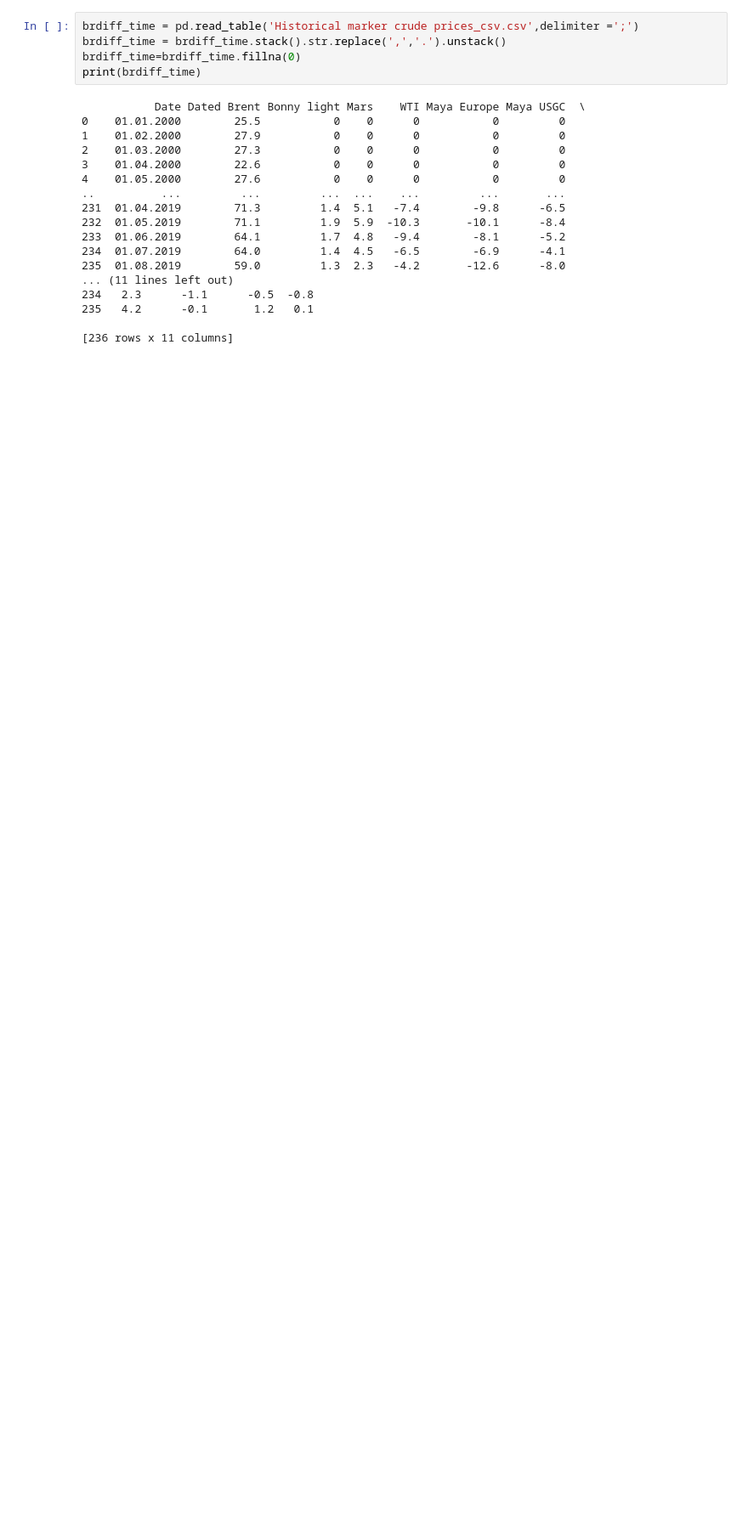
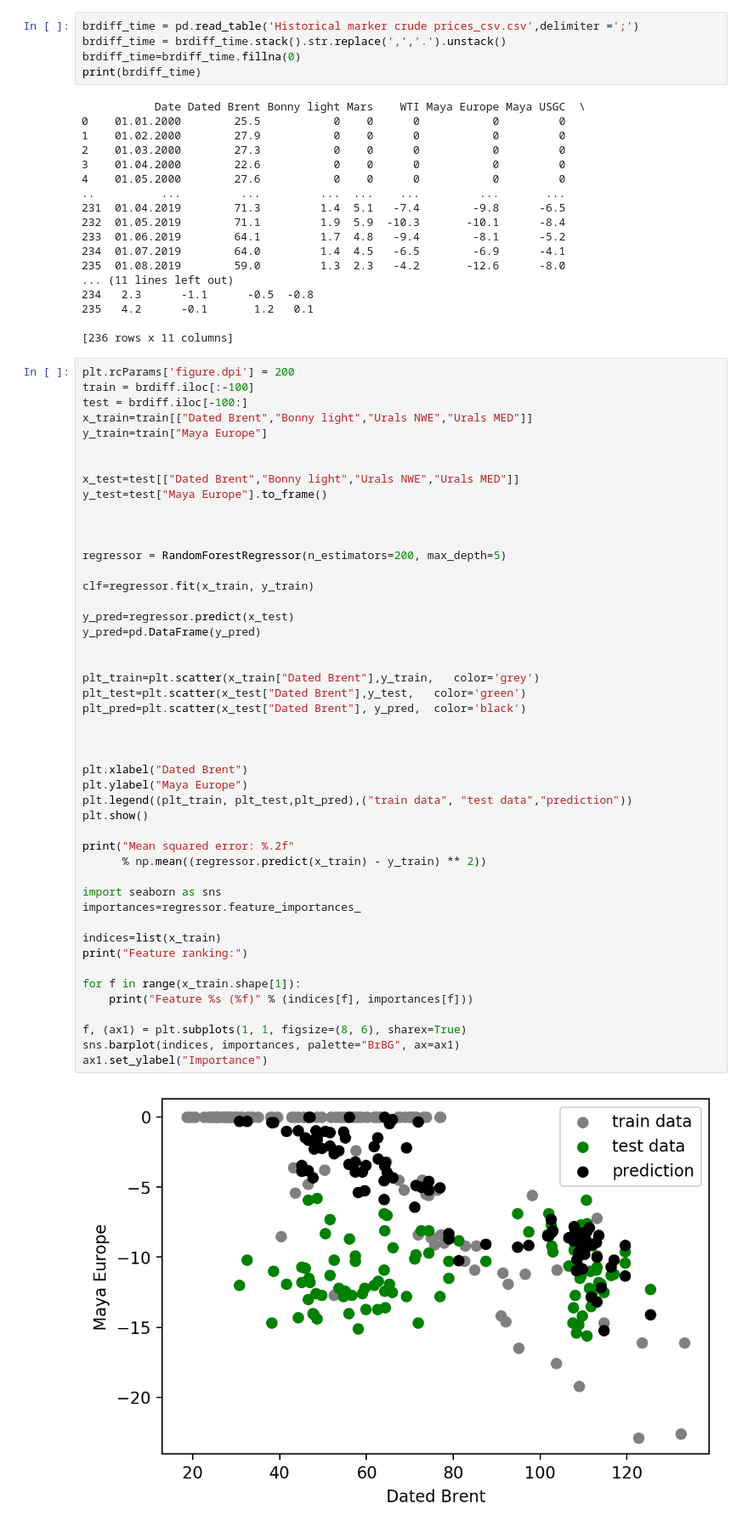
Before and after one commit to kaibawong/differential, a Jupyter notebook: random forest test.ipynb, the cells around one changed output. Shown at 85% size. Saved outputs shown, nothing was run; the diff lists cells and outputs as text; blank space fills up the shorter version.

```diff
--- a/random forest test.ipynb
+++ b/random forest test.ipynb
@@ -166,3 +182,52 @@ print(brdiff_time)
 235   4.2      -0.1       1.2   0.1
 
 [236 rows x 11 columns]
+# %%
+plt.rcParams['figure.dpi'] = 200
+train = brdiff.iloc[:-100]
+test = brdiff.iloc[-100:]
+x_train=train[["Dated Brent","Bonny light","Urals NWE","Urals MED"]]
+y_train=train["Maya Europe"]
+
+
+x_test=test[["Dated Brent","Bonny light","Urals NWE","Urals MED"]]
+y_test=test["Maya Europe"].to_frame()
+
+
+
+regressor = RandomForestRegressor(n_estimators=200, max_depth=5)
+
+clf=regressor.fit(x_train, y_train)
+
+y_pred=regressor.predict(x_test)
+y_pred=pd.DataFrame(y_pred)
+
+
+plt_train=plt.scatter(x_train["Dated Brent"],y_train,   color='grey')
+plt_test=plt.scatter(x_test["Dated Brent"],y_test,   color='green')
+plt_pred=plt.scatter(x_test["Dated Brent"], y_pred,  color='black')
+
+
+
+plt.xlabel("Dated Brent")
+plt.ylabel("Maya Europe")
+plt.legend((plt_train, plt_test,plt_pred),("train data", "test data","prediction"))
+plt.show()
+
+print("Mean squared error: %.2f"
+      % np.mean((regressor.predict(x_train) - y_train) ** 2))
+
+import seaborn as sns
+importances=regressor.feature_importances_
+
+indices=list(x_train)
+print("Feature ranking:")
+
+for f in range(x_train.shape[1]):
+    print("Feature %s (%f)" % (indices[f], importances[f]))
+
+f, (ax1) = plt.subplots(1, 1, figsize=(8, 6), sharex=True)
+sns.barplot(indices, importances, palette="BrBG", ax=ax1)
+ax1.set_ylabel("Importance")
+# %% [output]
+[figure, added]
```
Also changed, not shown: parts of 8 cells of this notebook, 5 other files.
